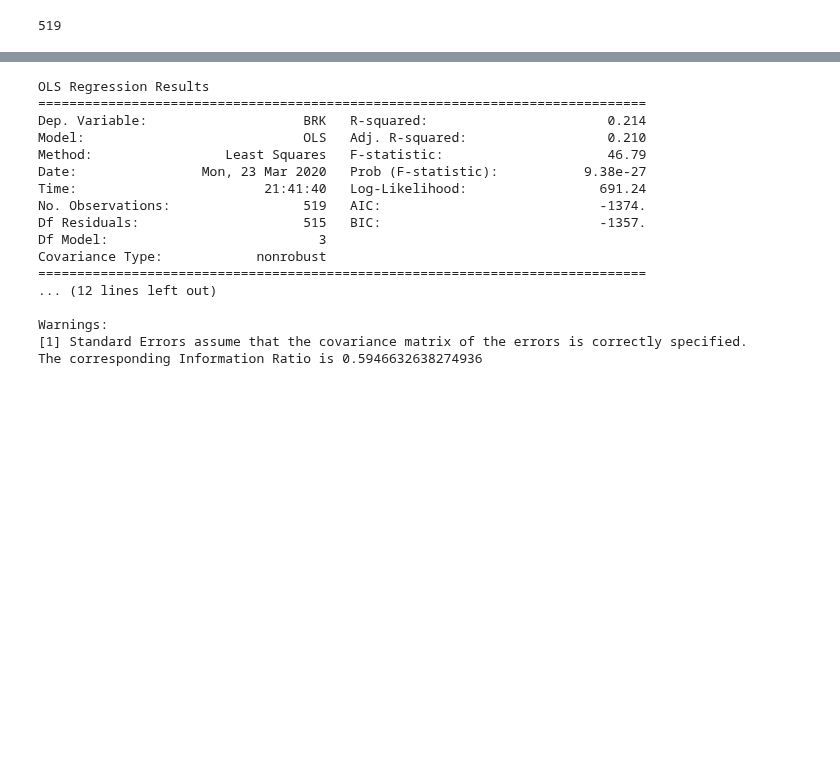
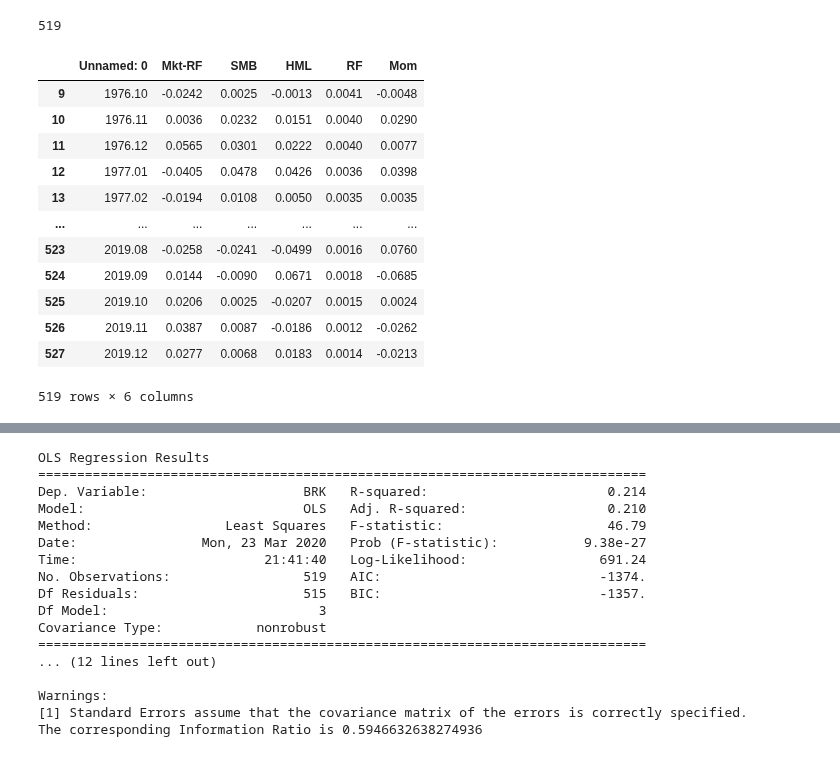
Before and after one commit to baohien97/EPFL-Investments, a Jupyter notebook: as5/INV PS 5.ipynb, the cells around one changed output, grey strips where cells are left out. Saved outputs shown, nothing was run; the diff lists cells and outputs as text; code cells hidden in the pictures; blank space fills up the shorter version.

```diff
--- a/as5/INV PS 5.ipynb
+++ b/as5/INV PS 5.ipynb
@@ -256,6 +256,22 @@ def ols(covariates,flag,year,regressand='BRK'):
     reg=sm.OLS(y,X).fit()
     print(reg.summary())
     print("The corresponding Information Ratio is",np.divide(reg.params[0],np.sqrt(reg.mse_resid))*np.sqrt(12))
+# %%
+ff_3m
+# %% [output]
+|  | Unnamed: 0 | Mkt-RF | SMB | HML | RF | Mom |
+| 9 | 1976.10 | -0.0242 | 0.0025 | -0.0013 | 0.0041 | -0.0048 |
+| 10 | 1976.11 | 0.0036 | 0.0232 | 0.0151 | 0.0040 | 0.0290 |
+| 11 | 1976.12 | 0.0565 | 0.0301 | 0.0222 | 0.0040 | 0.0077 |
+| 12 | 1977.01 | -0.0405 | 0.0478 | 0.0426 | 0.0036 | 0.0398 |
+| 13 | 1977.02 | -0.0194 | 0.0108 | 0.0050 | 0.0035 | 0.0035 |
+| ... | ... | ... | ... | ... | ... | ... |
+| 523 | 2019.08 | -0.0258 | -0.0241 | -0.0499 | 0.0016 | 0.0760 |
+| 524 | 2019.09 | 0.0144 | -0.0090 | 0.0671 | 0.0018 | -0.0685 |
+| 525 | 2019.10 | 0.0206 | 0.0025 | -0.0207 | 0.0015 | 0.0024 |
+| 526 | 2019.11 | 0.0387 | 0.0087 | -0.0186 | 0.0012 | -0.0262 |
+| 527 | 2019.12 | 0.0277 | 0.0068 | 0.0183 | 0.0014 | -0.0213 |
+519 rows × 6 columns
 # %%
 alfa, residual, beta_i, res ,X = ols('Mkt-RF',ff_3m,2019)
 # %% [output]
```
Also changed, not shown: parts of 2 cells of this notebook, 9 other files.
